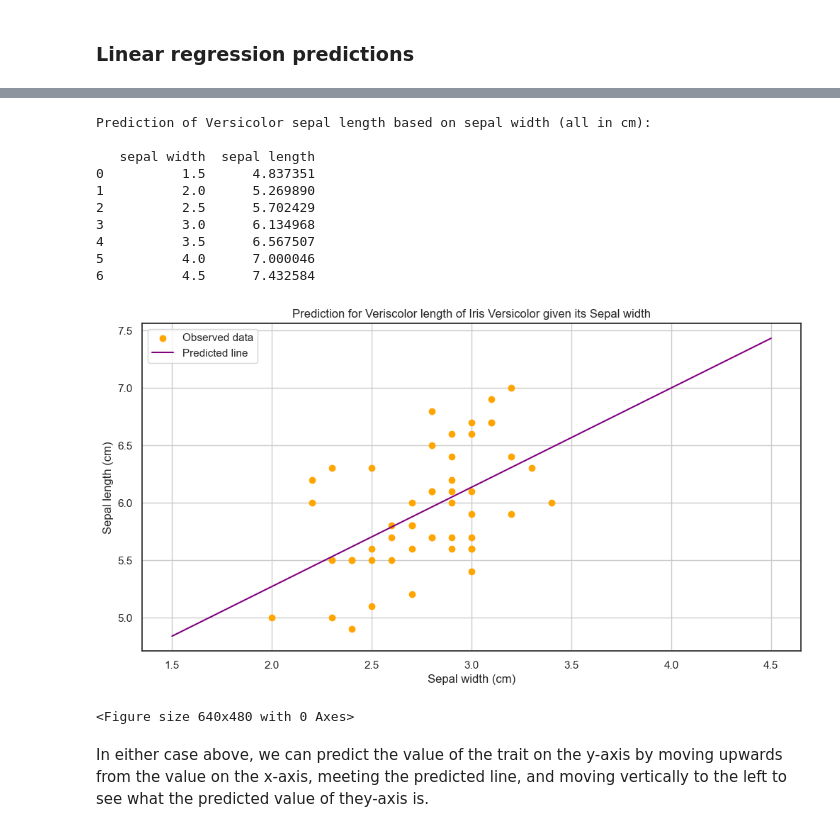
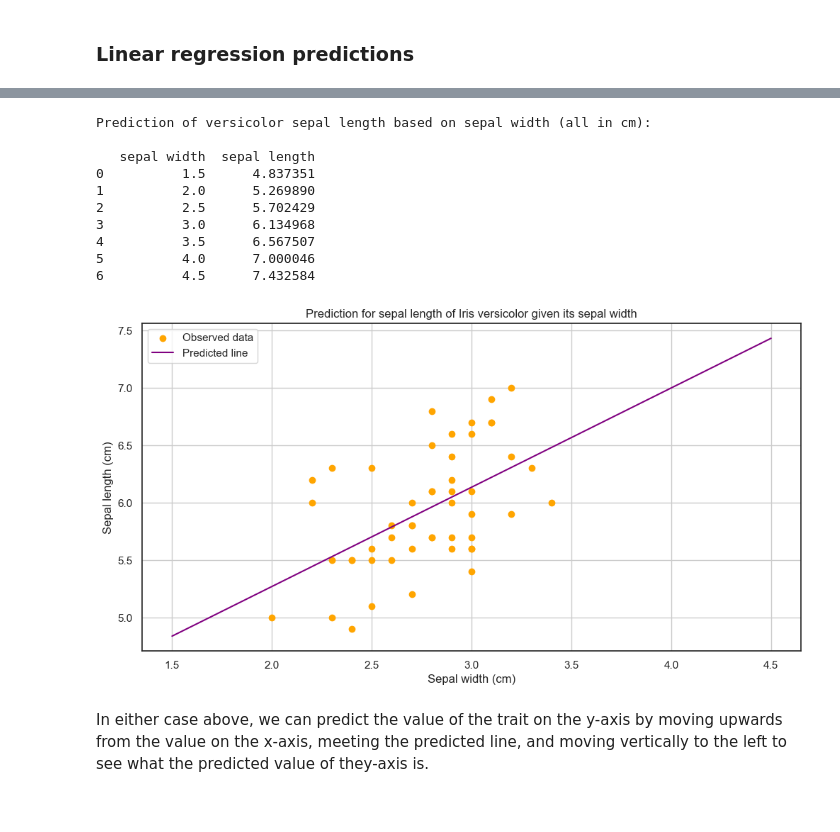
Before and after one commit to jmce22/fund_data, a Jupyter notebook: project.ipynb, the cells around one changed output, grey strips where cells are left out. Cells and saved outputs as stored; diff of their text form; code cells hidden in the pictures.

Commit message:
amended location of plt.savefig() in code to save plots properly into folders. small edits to spelling, capitalisation etc. amended code for loading up external images. added some references

```diff
--- a/project.ipynb
+++ b/project.ipynb
@@ -868,39 +868,38 @@ versicolor_sepal_width_samples_reshaped = versicolor_sepal_width_samples.reshape
 
 # these are the y-values (petal width) which will be predicted by the linear regression model
 versicolor_sepal_length_predictions = lr.predict(versicolor_sepal_width_samples_reshaped)
 
 # I will print the list of predictions for versicolor sepal length for each of the values for sepal width contained in the
 # 'versicolor_sepal_width_samples' array above
 df_versicolor_sepal_length_predictions = pd.DataFrame({'sepal width':versicolor_sepal_width_samples, 'sepal length':versicolor_sepal_length_predictions})
 print()
-print('Prediction of Versicolor sepal length based on sepal width (all in cm):')
+print('Prediction of versicolor sepal length based on sepal width (all in cm):')
 print()
 print(df_versicolor_sepal_length_predictions)
 print()
 
 plt.figure(figsize= (12,6))
-plt.title('Prediction for Veriscolor length of Iris Versicolor given its Sepal width')
+plt.title('Prediction for sepal length of Iris versicolor given its sepal width')
 plt.xlabel('Sepal width (cm)')
 plt.ylabel('Sepal length (cm)')
 plt.scatter(df_versicolor['sepal width'], df_versicolor['sepal length'], color = 'orange')
 plt.plot(versicolor_sepal_width_samples_reshaped, versicolor_sepal_length_predictions, color = 'purple')
 plt.legend(["Observed data", "Predicted line"])
 plt.grid(True)
+plt.savefig('project_images/versicolor_sepal_length_predictions.png')
 plt.show()
-plt.savefig('project_images/versicolor_sepal_length_predictions.png')
 # %% [output]
-Prediction of Versicolor sepal length based on sepal width (all in cm):
+Prediction of versicolor sepal length based on sepal width (all in cm):
 
    sepal width  sepal length
 0          1.5      4.837351
 1          2.0      5.269890
 2          2.5      5.702429
 3          3.0      6.134968
 4          3.5      6.567507
 5          4.0      7.000046
 6          4.5      7.432584
-[figure, old version]
+[figure, new version]
-<Figure size 640x480 with 0 Axes>
 # %% [markdown]
 In either case above, we can predict the value of the trait on the y-axis by moving upwards from the value on the x-axis, meeting the predicted line, and moving vertically to the left to see what the predicted value of they-axis is.
 # %% [markdown]
```
Also changed, not shown: parts of 43 cells of this notebook, 10 other files.
